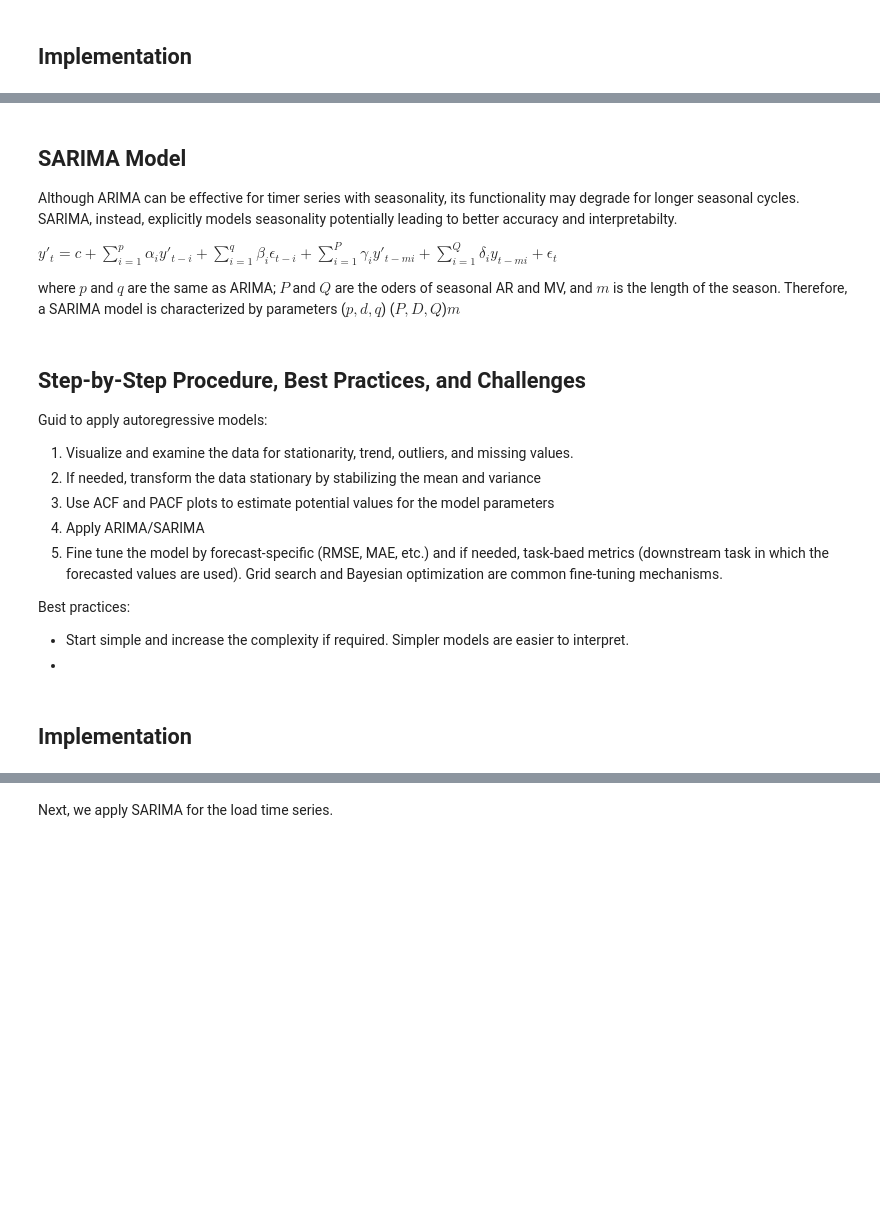
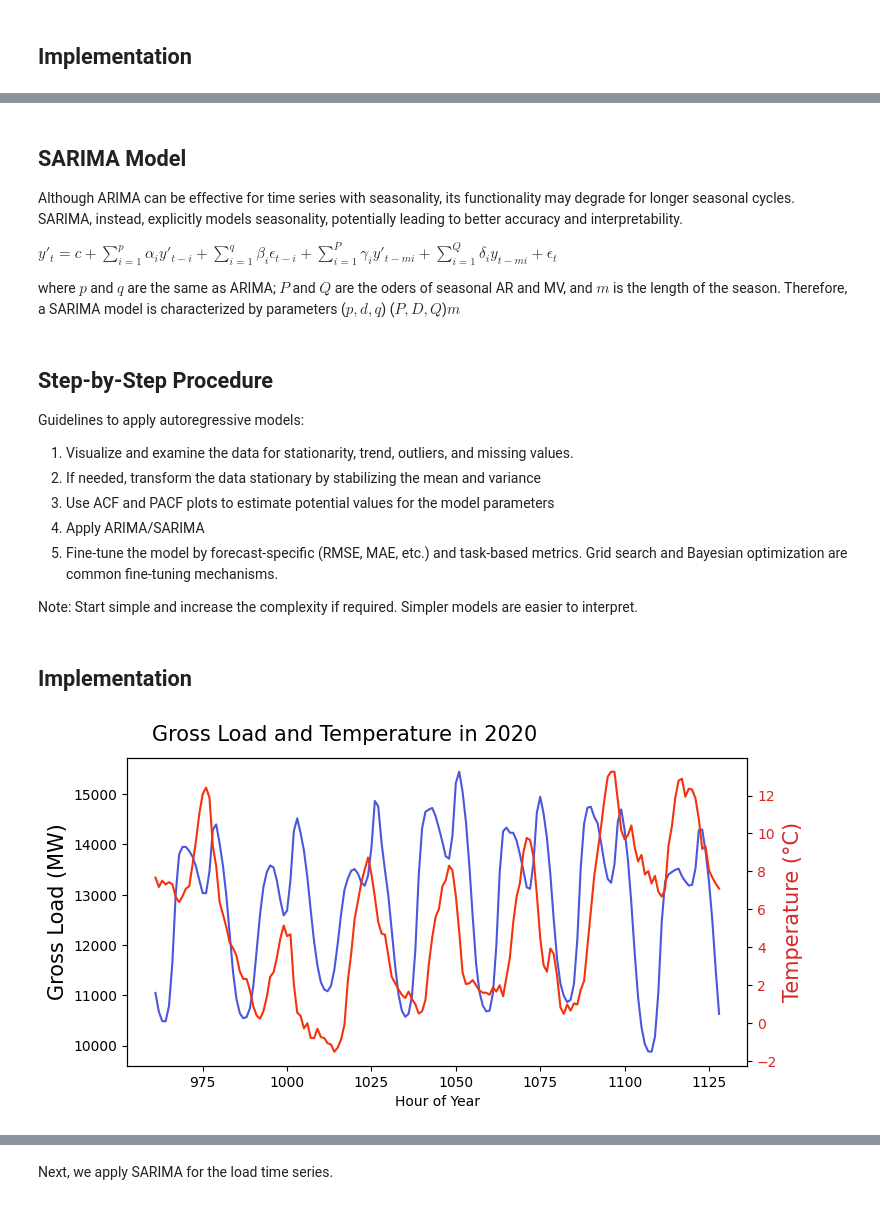
Before and after one commit to RahmanKhorramfar91/UAI_AI_Energy_Case_Studies, a Jupyter notebook: 1 - Load Forecasting.ipynb, the cells around one changed output, grey strips where cells are left out. Drawn from its saved outputs; the diff is of its cells as text; code cells hidden in the pictures; blank space fills up the shorter version.

```diff
--- a/1 - Load Forecasting.ipynb
+++ b/1 - Load Forecasting.ipynb
@@ -310,45 +313,44 @@ There are two main ways to check the stationary of a time series including
 2. **Statistical test**: Augmented Dickey-Fuller (ADF) and Kwiatkowski–Phillips–Schmidt–Shin (KPSS) tests are commonly used metrics.
 # %% [markdown]
 ## SARIMA Model
-Although ARIMA can be effective for timer series with seasonality, its functionality may degrade for longer seasonal cycles. SARIMA, instead, explicitly models seasonality potentially leading to better accuracy and interpretabilty.
+Although ARIMA can be effective for time series with seasonality, its functionality may degrade for longer seasonal cycles. SARIMA, instead, explicitly models seasonality, potentially leading to better accuracy and interpretability.
 
 $y'_{t} = c+ \sum_{i=1}^{p}\alpha_i y'_{t-i} + \sum_{i=1}^{q}\beta_i \epsilon_{t-i} + \sum_{i=1}^{P}\gamma_i y'_{t-mi} + \sum_{i=1}^{Q}\delta_i y_{t-mi} +\epsilon_t$
 
 where $p$ and $q$ are the same as ARIMA; $P$ and $Q$ are the oders of seasonal AR and MV, and $m$ is the length of the season. Therefore, a SARIMA model is characterized by parameters ($p, d, q$) ($P, D, Q$)$m$
 # %% [markdown]
-## Step-by-Step Procedure, Best Practices, and Challenges
+## Step-by-Step Procedure
 
-Guid to apply autoregressive models:
+Guidelines to apply autoregressive models:
 1. Visualize and examine the data for stationarity, trend, outliers, and missing values.
 2. If needed, transform the data stationary by stabilizing the mean and variance
 2. Use ACF and PACF plots to estimate potential values for the model parameters
 3. Apply ARIMA/SARIMA
-4. Fine tune the model by forecast-specific (RMSE, MAE, etc.) and if needed, task-baed metrics (downstream task in which the forecasted values are used). Grid search and Bayesian optimization are common fine-tuning mechanisms.
+4. Fine-tune the model by forecast-specific (RMSE, MAE, etc.) and task-based metrics. Grid search and Bayesian optimization are common fine-tuning mechanisms.
 
-Best practices:
-- Start simple and increase the complexity if required. Simpler models are easier to interpret.
--
+Note: Start simple and increase the complexity if required. Simpler models are easier to interpret.
 # %% [markdown]
 ## Implementation
 # %%
 # visualize the data
-
 fig, ax = plt.subplots(nrows=1, ncols=1, figsize=(8, 4),
                         gridspec_kw={'width_ratios': [10],'height_ratios': [5],
                                     'wspace': 0.1,'hspace': 0.1});
 font_size = 15;
-hours_to_plot = range(30*24, 37*24); # use range(len(data)) for the entire year
+hours_to_plot = range(40*24, 47*24); # slice of the data. Use range(len(data)) for the entire year
 ax.plot(data['hour_of_year'].iloc[hours_to_plot], data['gross_load_MW'].iloc[hours_to_plot],
         color='xkcd:warm blue', label='Gross Load (MW)');
 ax.set_xlabel('Hour of Year');
 ax.set_ylabel('Gross Load (MW)', fontsize=font_size);
 
 # Create a second y-axis for temperature
 ax2 = ax.twinx()
 ax2.plot(data['hour_of_year'].iloc[hours_to_plot], data['temperature_C'].iloc[hours_to_plot],
          color='xkcd:vermillion', label='Temperature (°C)');
 ax2.set_ylabel('Temperature (°C)', color='tab:red', fontsize=font_size);
 ax2.tick_params(axis='y', labelcolor='tab:red');
 
 # Titles and layout
 ax.text(hours_to_plot[0], 1.04*np.max(data['gross_load_MW'].iloc[hours_to_plot]),'Gross Load and Temperature in 2020', fontsize=font_size);
+# %% [output]
+[figure, added]
```
Also changed, not shown: parts of 57 cells of this notebook.
